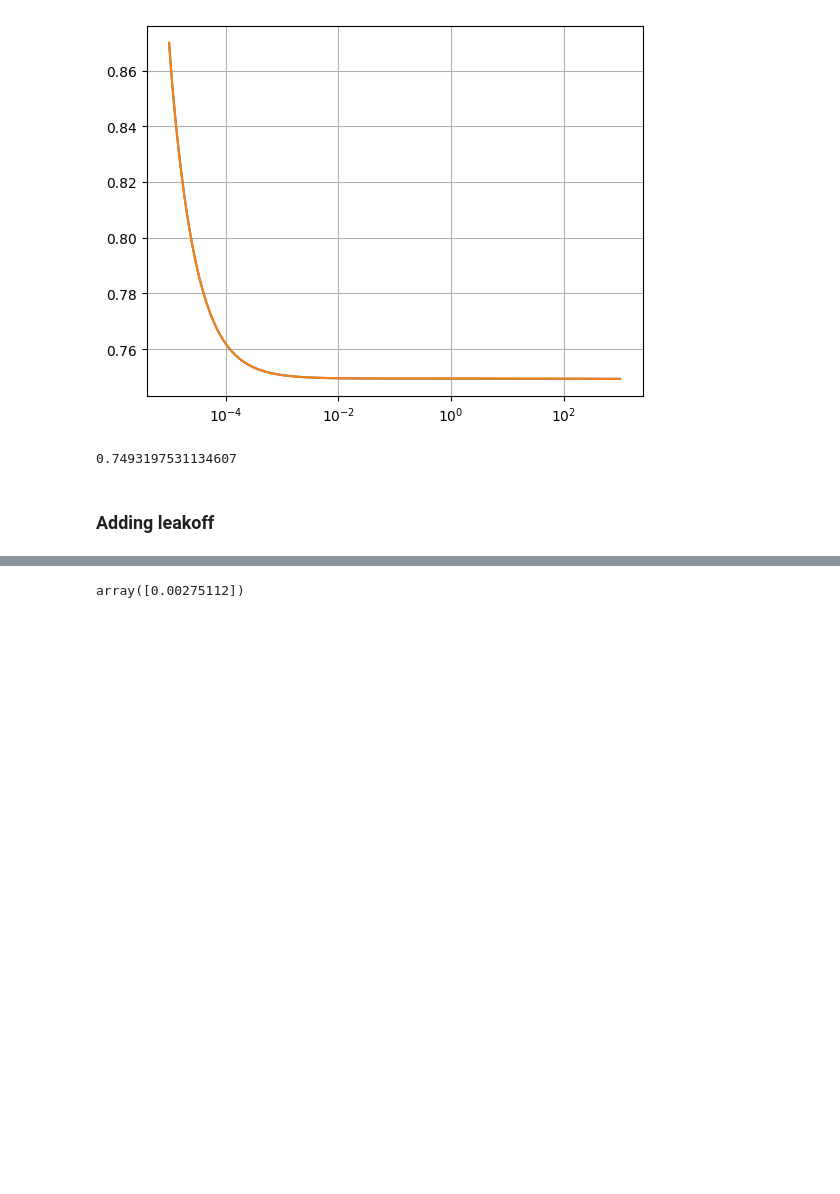
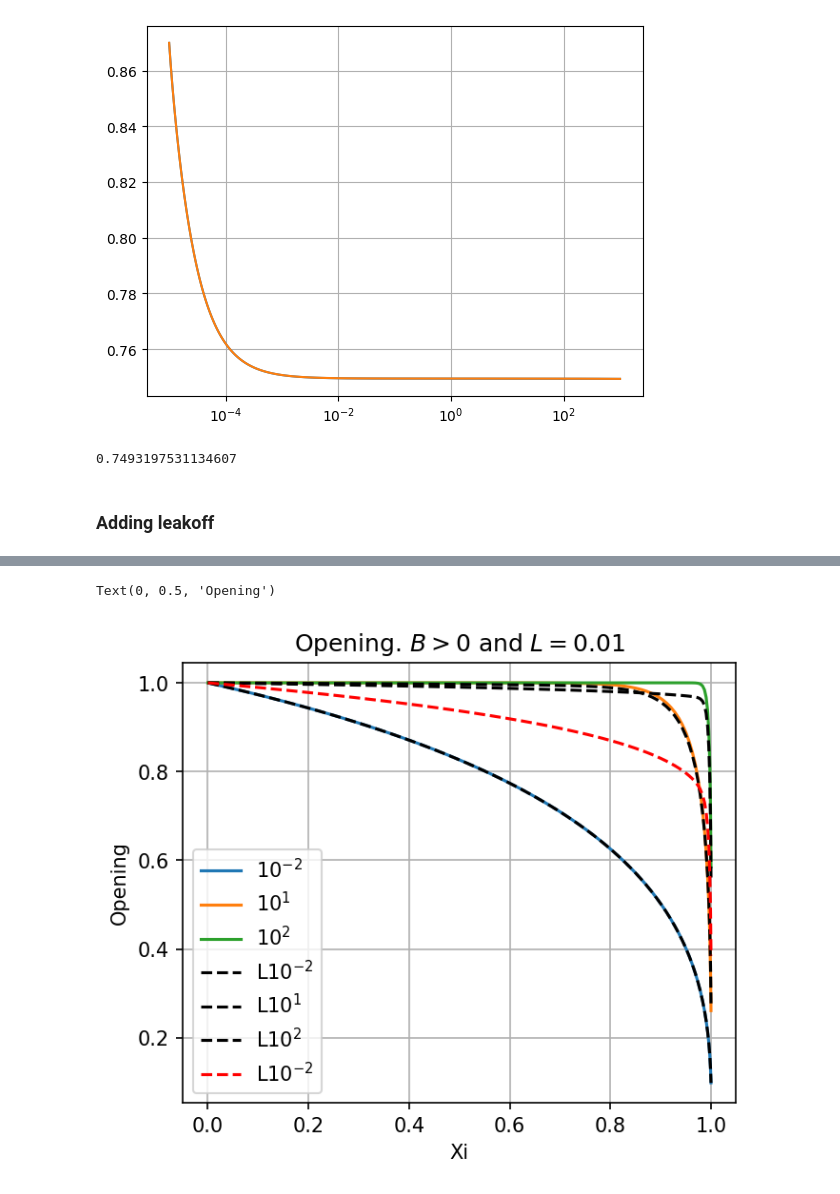
Before and after one commit to dashadem/CO2lovers, a Jupyter notebook: nonlinear.ipynb, the cells around one changed output, grey strips where cells are left out. Drawn from its saved outputs; the diff is of its cells as text; code cells hidden in the pictures; blank space fills up the shorter version.

```diff
--- a/nonlinear.ipynb
+++ b/nonlinear.ipynb
@@ -1169,4 +1208,20 @@ NameError: name 'solution' is not defined
 # %%
-g
+plt.figure(figsize = (5,4), dpi = 150)
+plt.plot(sol1['x'],sol1['opening'][np.where(np.isclose(sol1['time'], 10**(-2)))][0], label = '$10^{-2}$')
+plt.plot(sol1['x'],sol1['opening'][np.where(np.isclose(sol1['time'], 10**(1)))][0], label = '$10^{1}$')
+plt.plot(sol1['x'],sol1['opening'][np.where(np.isclose(sol1['time'], 10**(2)))][0], label = '$10^{2}$')
+
+plt.plot(sol1L['x'],sol1L['opening'][np.where(np.isclose(sol1L['time'], 10**(-2)))][0],"--k", label ='L$10^{-2}$')
+plt.plot(sol1L['x'],sol1L['opening'][np.where(np.isclose(sol1L['time'], 10**(1)))][0],"--k", label = 'L$10^{1}$')
+plt.plot(sol1L['x'],sol1L['opening'][np.where(np.isclose(sol1L['time'], 10**(2)))][0],"--k", label = 'L$10^{2}$')
+
+plt.plot(solution['x'],solution['opening'][np.where(np.isclose(solution['time'], 10**(2)))][0],"--r", label ='L$10^{-2}$')
+
+plt.grid()
+plt.legend()
+plt.title('Opening. $B>0$ and $L = 0.01$')
+plt.xlabel('Xi')
+plt.ylabel('Opening')
 # %% [output]
-array([0.00275112])
+Text(0, 0.5, 'Opening')
+[figure, added]
```
Also changed, not shown: parts of 15 cells of this notebook.
